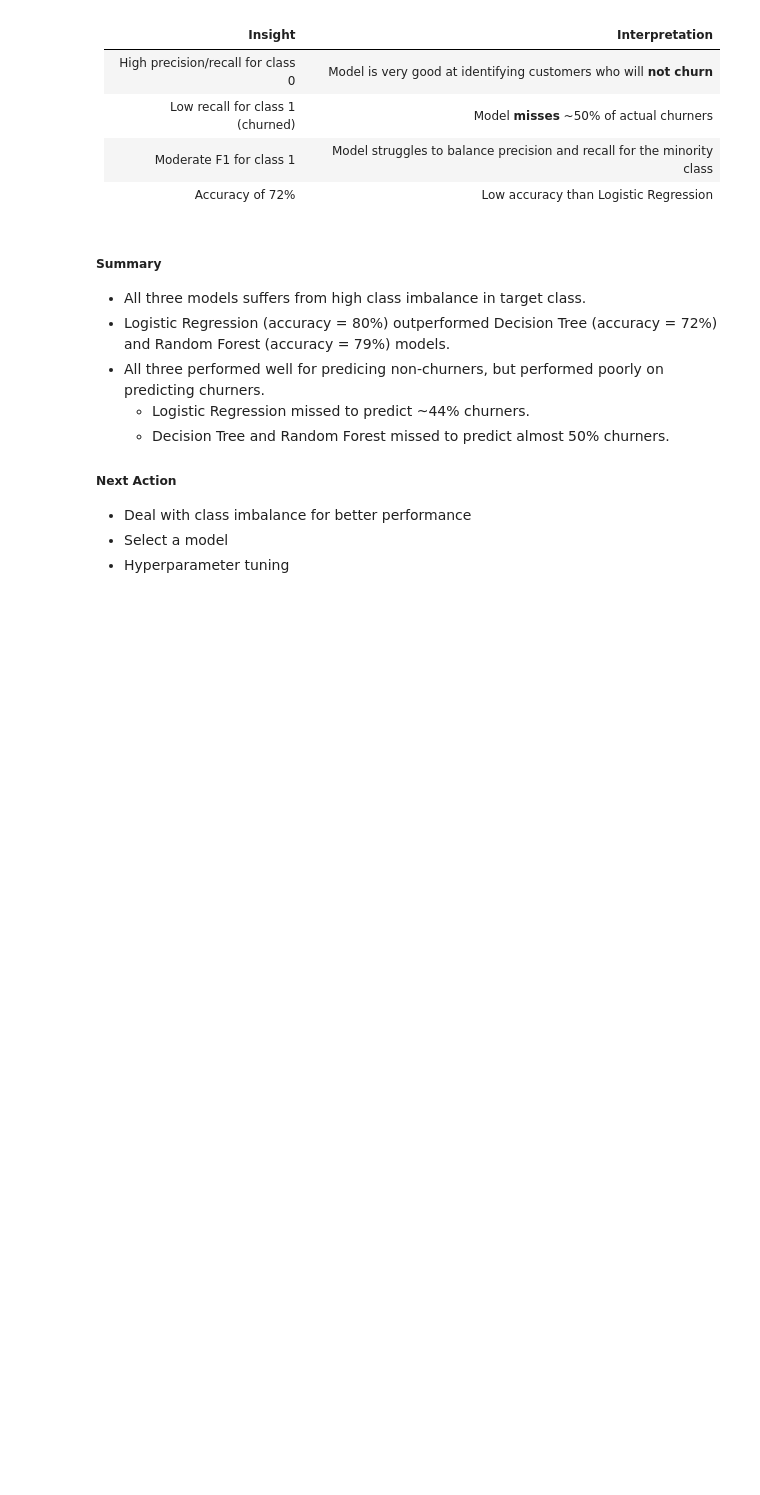
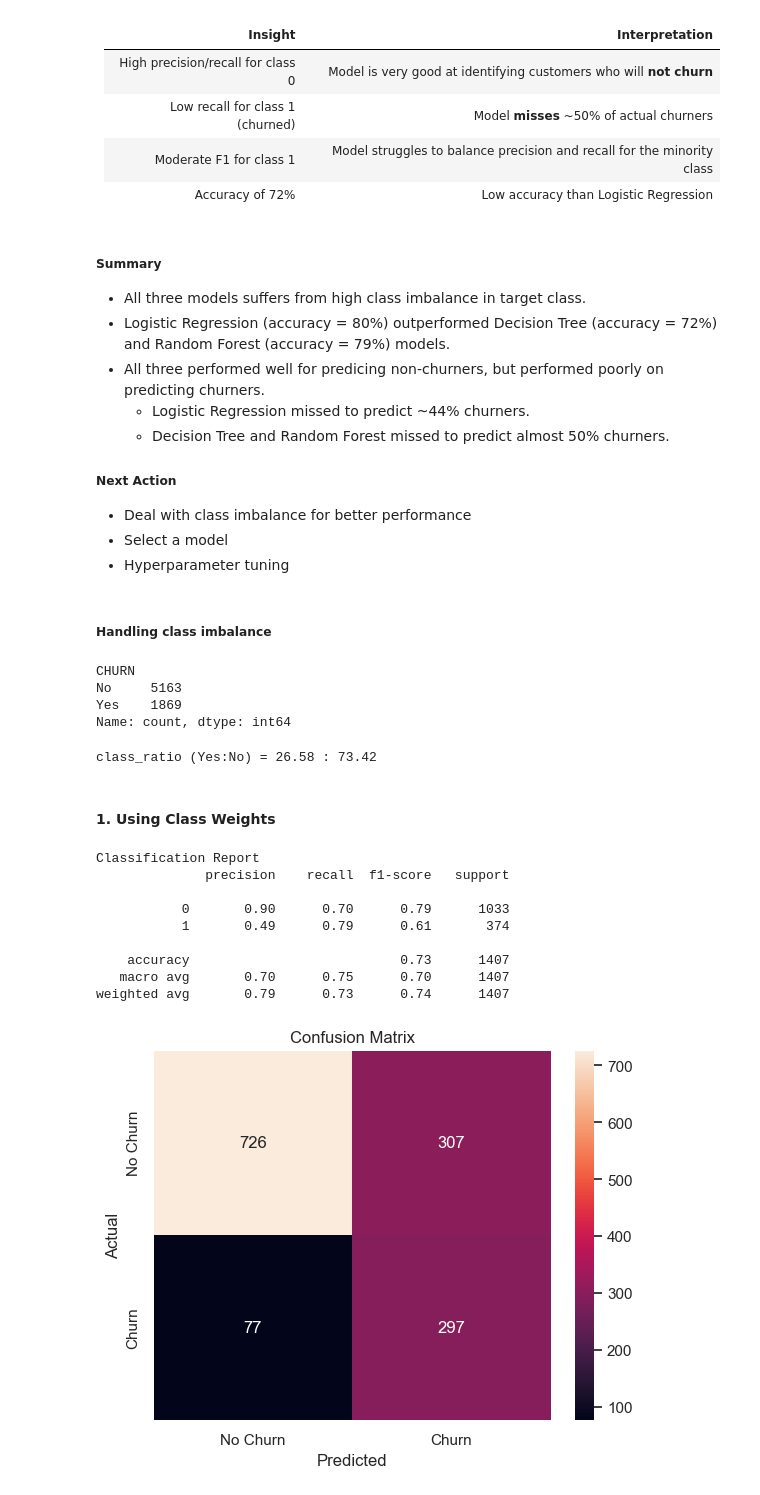
Before and after one commit to kuldeepguptahub/customerchurn, a Jupyter notebook: notebooks/data_load_and_eda.ipynb, the cells around one changed output. Saved outputs shown, nothing was run; the diff lists cells and outputs as text; code cells hidden in the pictures; blank space fills up the shorter version.

```diff
--- a/notebooks/data_load_and_eda.ipynb
+++ b/notebooks/data_load_and_eda.ipynb
@@ -801,3 +803,52 @@ weighted avg       0.78      0.79      0.78      1407
 - Deal with class imbalance for better performance
 - Select a model
 - Hyperparameter tuning
+# %% [markdown]
+##### Handling class imbalance
+# %%
+df['CHURN'].value_counts()
+# %% [output]
+CHURN
+No     5163
+Yes    1869
+Name: count, dtype: int64
+# %%
+churn_percent = round((len(df[df['CHURN'] == 'Yes']) / len(df)) * 100, 2)
+print(f'class_ratio (Yes:No) = {churn_percent} : {100 - churn_percent}')
+# %% [output]
+class_ratio (Yes:No) = 26.58 : 73.42
+# %%
+# define a reusable function to train the model
+
+def classifier(model, X_train, X_test, y_train, y_test):
+
+    model.fit(X_train, y_train)
+    y_pred = model.predict(X_test)
+    report = classification_report(y_test, y_pred)
+    matrix = confusion_matrix(y_test, y_pred)
+
+    print('Classification Report')
+    print(report)
+
+    sns.heatmap(matrix, annot=True, fmt = 'd', xticklabels=['No Churn', 'Churn'], yticklabels=['No Churn', 'Churn'])
+    plt.xlabel('Predicted')
+    plt.ylabel('Actual')
+    plt.title('Confusion Matrix')
+    plt.show()
+# %% [markdown]
+#### 1. Using Class Weights
+# %%
+lr_weighted = LogisticRegression(class_weight='balanced')
+
+classifier(lr_weighted, X_train_ready, X_test_ready, y_train, y_test)
+# %% [output]
+Classification Report
+              precision    recall  f1-score   support
+
+           0       0.90      0.70      0.79      1033
+           1       0.49      0.79      0.61       374
+
+    accuracy                           0.73      1407
+   macro avg       0.70      0.75      0.70      1407
+weighted avg       0.79      0.73      0.74      1407
+[figure, added]
```
Also changed, not shown: parts of 17 cells of this notebook.
